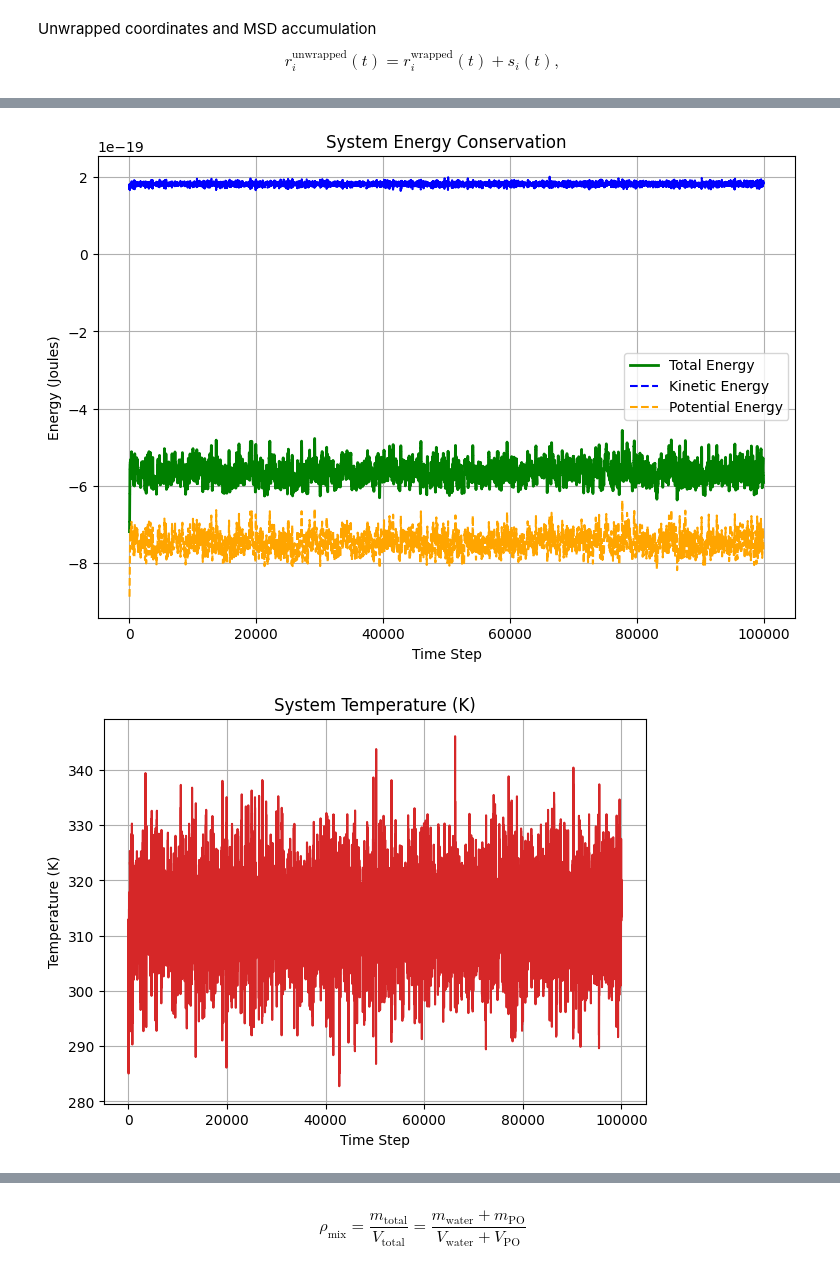
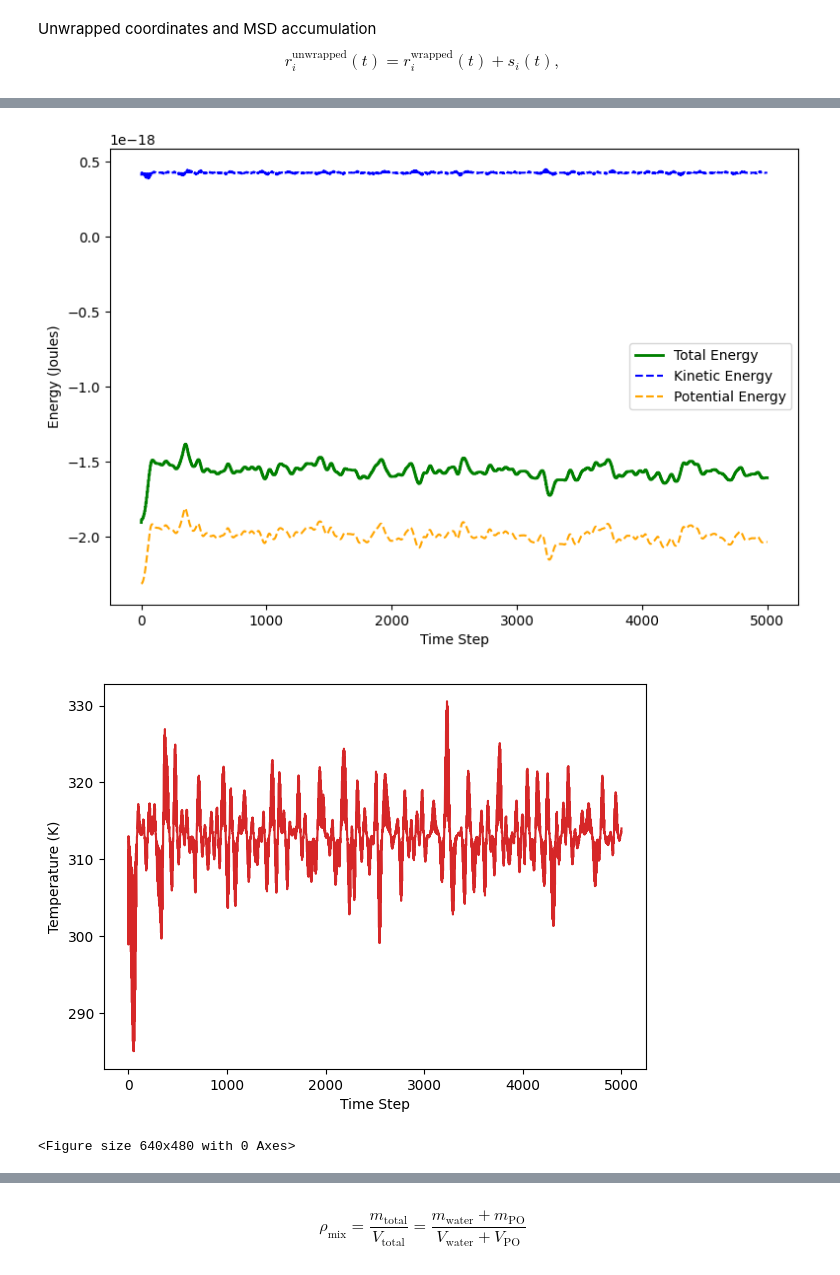
Before and after one commit to AlexPooley7/Multiscale-Modelling, a Jupyter notebook: CE20248/Coursework/newWorkingDoc.ipynb, the cells around one changed output, grey strips where cells are left out. Drawn from its saved outputs; the diff is of its cells as text; code cells hidden in the pictures.

Commit message:
Run for 5000 steps over all temps and mixtures

```diff
--- a/CE20248/Coursework/newWorkingDoc.ipynb
+++ b/CE20248/Coursework/newWorkingDoc.ipynb
@@ -226,7 +230,10 @@ def run_energy_minimization(positions_start, bead_particle_type, L,
                                                      lambda_matrix, Urc_matrix)
 
         # 3. Apply your (temporary) net-force model
-        forces = apply_net_force_to_dimers(forces, bond_list)
+        if len(bond_list) == 0:
+            pass
+        else:
+            forces = apply_net_force_to_dimers(forces, bond_list)
 
         # 5. Check if we're done
         max_force = np.max(np.linalg.norm(forces, axis=1))
@@ -510,7 +517,7 @@ def get_msd_curve(dt, stride):
 
     return t, msd
 # %%
-def block_average_D(t, msd, nblocks=6, frac_start=0.05, frac_end=0.45):
+def block_average_D(t, msd, nblocks=10, frac_start=0.05, frac_end=0.45):
     n = len(t)
     i0 = max(1, int(frac_start*n))
     i1 = max(i0+5, int(frac_end*n))
@@ -616,11 +623,11 @@ def print_bond_diagnostics(N_po, bond_set, bond_list, neighbour_list):
 #----------------------------------------------------------------------------------------------------------
 
 # Mass ratio
-molar_ratio_list = np.array([30]) # Molar ratio of water to po (pure water, pure po, mixture)
+molar_ratio_list = np.array([99999999, 0, 30]) # Molar ratio of water to po (pure water, pure po, mixture)
 num_ratio = len(molar_ratio_list) # Length of array for counting in loop
 
 # Temperatures
-temperatures_list = np.array([273.15+40])  # Different temperatures for generalisation
+temperatures_list = np.array([273.15+25, 273.15+35, 273.15+40, 273.15+45])  # Different temperatures for generalisation (25, 35, 40, 45)
 num_temps = len(temperatures_list)         # Length of array for counting in loop
 
 # Matrices to store results for each (ratio, temp) pair
@@ -659,7 +666,7 @@ lambda_po = 17.079                       # Repulsion exponent [-] [REF]
 # Simulation Parameters
 dt = 1e-15          # Dimensional time step [s]
 save_stride = 10    # Only saves every 10th frame to reduce file size
-steps = 100000        # Number of steps for the integrator
+steps = 5000        # Number of steps for the integrator
 
 # 2 bead propylene oxide initilaisation
 bond_length = sigma_po    # the distance between the beads is explicitly described as sigma
@@ -720,14 +727,16 @@ time_accum = np.arange(store_max, dtype=int)
 # Loop runs through for every temperature and molar ratio initialised earlier
 
 for r_idx, current_ratio in enumerate(molar_ratio_list): # molar ratio index
+
     for t_idx, current_temp in enumerate(temperatures_list): # temperature index
 
         print(f"\nSTARTING SIMULATION: Ratio (H2O:PO)={current_ratio}, Temp={current_temp} K")
 
         # Check for the specific condition: Ratio=30 AND Temp=313.15
-        if current_temp == 313.15:
-            Ngrid = 3
+        if current_temp == 313.15 and molar_ratio == 30:
+            Ngrid = 4
             N_total = Ngrid**3
+            # steps = 10000
             print(f"--- VALIDATION RUN DETECTED: Setting Ngrid = {Ngrid} ---")
 
         # Reset simulation storage variables for this run
@@ -923,7 +932,10 @@ for r_idx, current_ratio in enumerate(molar_ratio_list): # molar ratio index
         # Call the initial compute forces function
 
         forces, pot, virial, LJ_pot = compute_forces(positions, rc, neighbour_list, L, bead_particle_type, masses, sigma_matrix, epsilon_matrix, lambda_matrix, Urc_matrix)
-        forces = apply_net_force_to_dimers(forces, bond_list)
+        if not bond_list:
+            pass
+        else:
+            forces = apply_net_force_to_dimers(forces, bond_list)
 
         #----------------------------------------------------------------------------------------------------------
 
@@ -945,7 +957,11 @@ for r_idx, current_ratio in enumerate(molar_ratio_list): # molar ratio index
 
             # Compute new forces
             forces, pot, virial, LJ_pot = compute_forces(positions, rc, neighbour_list, L, bead_particle_type, masses, sigma_matrix, epsilon_matrix, lambda_matrix, Urc_matrix) # Call the forces function, now with new positions
-            forces = apply_net_force_to_dimers(forces, bond_list) # Ensure forces are averaged over the 2 bead system, creating the same trajectory
+            if not bond_list:
+                pass
+            else:
+                forces = apply_net_force_to_dimers(forces, bond_list)
+
             velocities += 0.5 * (forces / bead_masses_list[:, np.newaxis]) * dt   # As above...
 
             kin = 0.0
@@ -1058,6 +1074,9 @@ for r_idx, current_ratio in enumerate(molar_ratio_list): # molar ratio index
             A_stored = A
             B_stored = B
 
+            Dmean_stored = D_mean
+            Derror_stored = D_sem
+
         #----------------------------------------------------------------------------------------------------------
 
         # Now loops back to the top to calculate different temp/composition defined
@@ -1127,24 +1198,24 @@ plt.plot(KE_stored, label='Kinetic Energy', color='blue', linestyle='--')
 plt.plot(PE_stored, label='Potential Energy', color='orange', linestyle='--')
 plt.xlabel('Time Step')
 plt.ylabel('Energy (Joules)')  # Corrected unit
-plt.title('System Energy Conservation') # Corrected title
 plt.legend()
-plt.grid(True)
+plt.grid(False)
 plt.show()
 # %% [output]
-[figure, old version]
+[figure, new version]
 # %%
 # Temperature analysis
 
 plt.figure(figsize=(7, 5))
 plt.plot(T_stored, color='tab:red')
 plt.xlabel('Time Step')
 plt.ylabel('Temperature (K)')
-plt.title('System Temperature (K)')
-plt.grid(True)
+plt.grid(False)
 plt.show()
+plt.savefig(f'temperature.png')
 # %% [output]
-[figure, old version]
+[figure, new version]
+<Figure size 640x480 with 0 Axes>
 # %%
 # Pressure analysis
 
```
Also changed, not shown: parts of 14 cells of this notebook, 14 other files.
